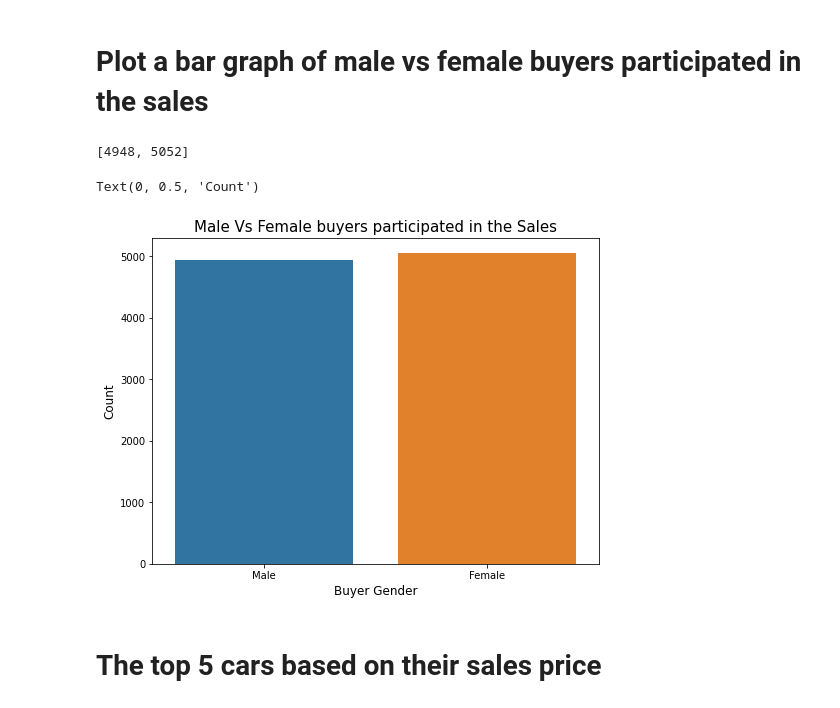
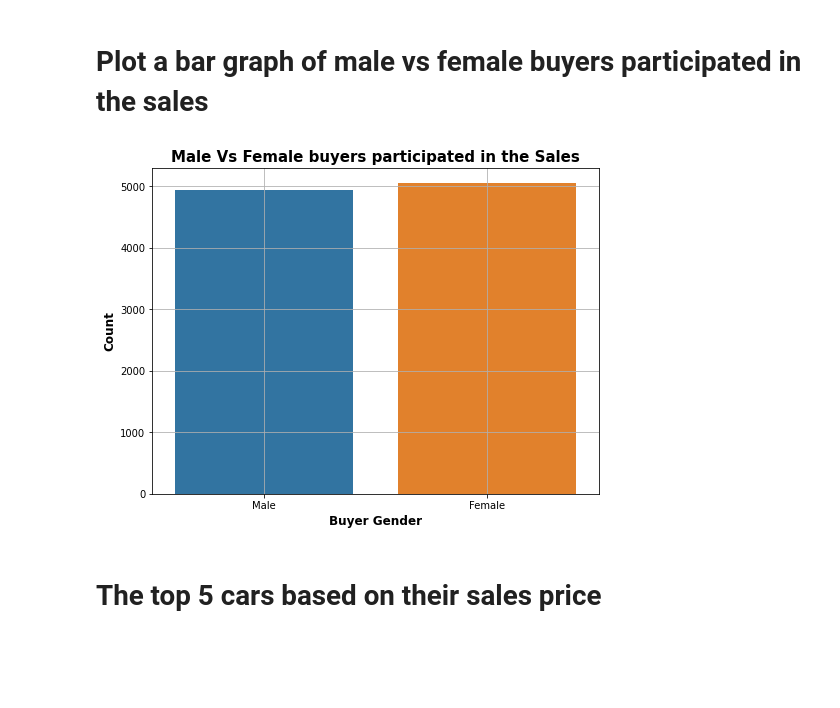
Before and after one commit to arunkspty/ICTACADEMY, a Jupyter notebook: aks_Case Study 1.ipynb, the cells around one changed output. Cells and saved outputs as stored; diff of their text form; code cells hidden in the pictures; blank space fills up the shorter version.

```diff
--- a/aks_Case Study 1.ipynb
+++ b/aks_Case Study 1.ipynb
@@ -28,19 +28,16 @@ data
 # %%
 y=data["Buyer Gender"].value_counts()
 A=[y["Male"],y["Female"]]
-A
-# %% [output]
-[4948, 5052]
 # %%
 plt.figure(figsize=(8,6))
 ax = sns.barplot(x=["Male","Female"], y=A)
-ax
-plt.title('Male Vs Female buyers participated in the Sales',fontsize=15)
-plt.xlabel('Buyer Gender',fontsize=12)
-plt.ylabel('Count',fontsize=12)
+plt.grid()
+plt.title('Male Vs Female buyers participated in the Sales',fontsize=15,fontweight='bold')
+plt.xlabel('Buyer Gender',fontsize=12,fontweight='bold')
+plt.ylabel('Count',fontsize=12,fontweight='bold')
+plt.show()
 # %% [output]
-Text(0, 0.5, 'Count')
-[figure, old version]
+[figure, new version]
 # %% [markdown]
 # The top 5 cars based on their sales price
 # %%
```
